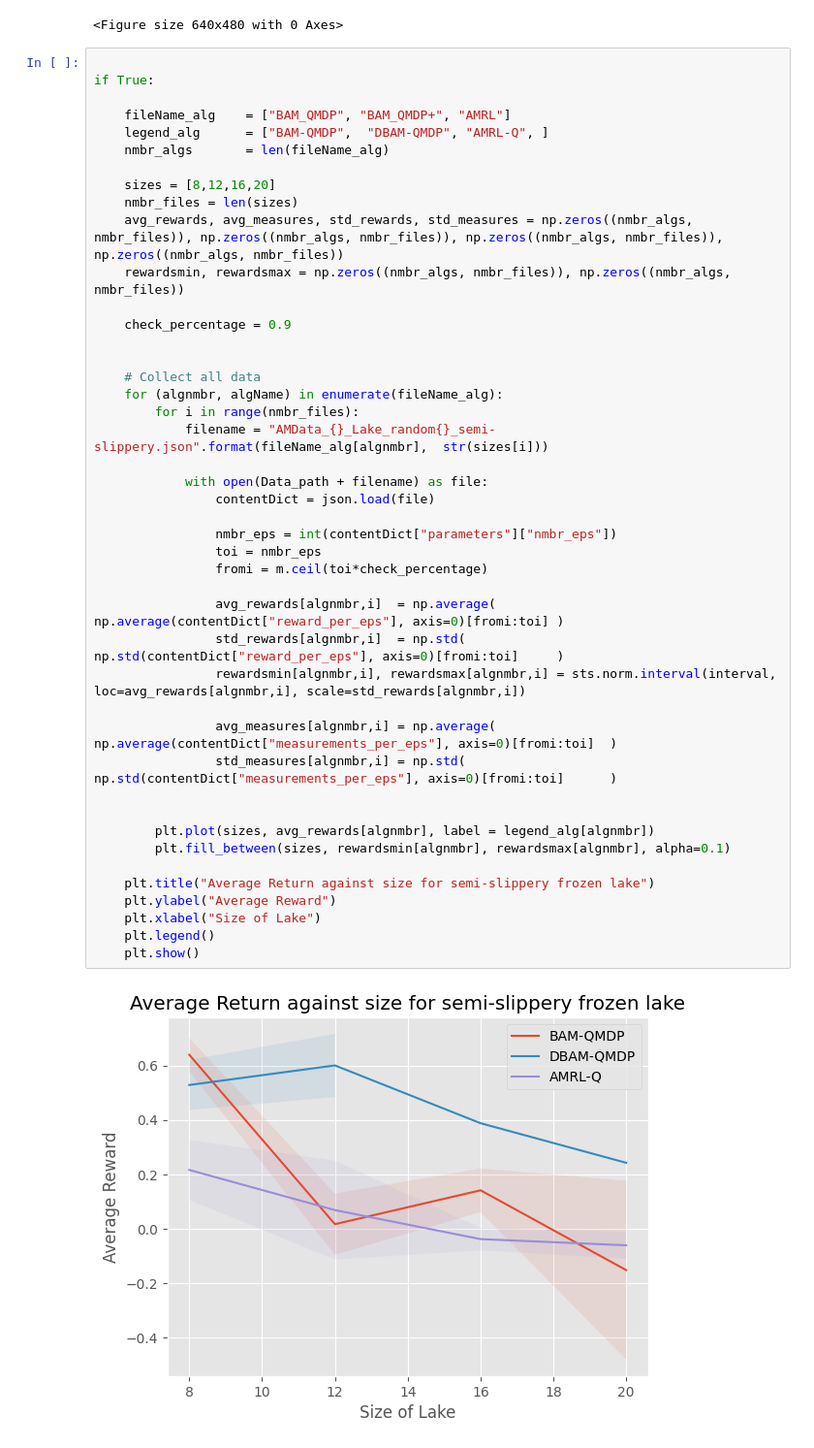
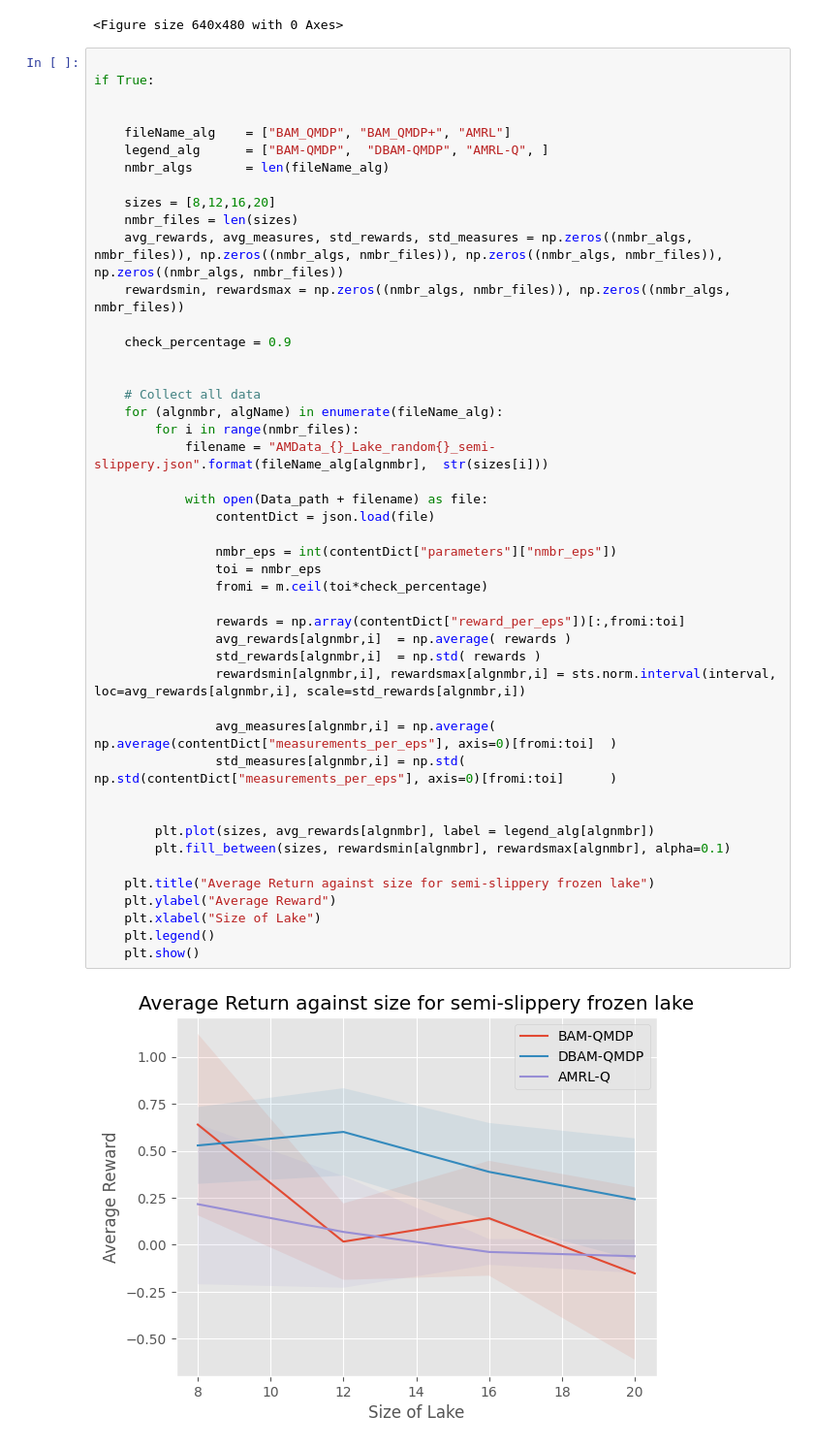
Before and after one commit to MKrale/ATM, a Jupyter notebook: Plot_Data.ipynb, the cells around one changed output. Shown at 97% size. Drawn from its saved outputs; the diff is of its cells as text.

Commit message:
Minor updates
	* Fixed/added seeding for random environments
	* Fixed std in compiled plots

```diff
--- a/Plot_Data.ipynb
+++ b/Plot_Data.ipynb
@@ -216,6 +216,7 @@ for i in range (nmbr_plots):
 # %%
 
 if True:
+
 
     fileName_alg    = ["BAM_QMDP", "BAM_QMDP+", "AMRL"]
     legend_alg      = ["BAM-QMDP",  "DBAM-QMDP", "AMRL-Q", ]
@@ -229,36 +230,37 @@ if True:
     check_percentage = 0.9
 
 
     # Collect all data
     for (algnmbr, algName) in enumerate(fileName_alg):
         for i in range(nmbr_files):
             filename = "AMData_{}_Lake_random{}_semi-slippery.json".format(fileName_alg[algnmbr],  str(sizes[i]))
 
             with open(Data_path + filename) as file:
                 contentDict = json.load(file)
 
                 nmbr_eps = int(contentDict["parameters"]["nmbr_eps"])
                 toi = nmbr_eps
                 fromi = m.ceil(toi*check_percentage)
 
-                avg_rewards[algnmbr,i]  = np.average(   np.average(contentDict["reward_per_eps"], axis=0)[fromi:toi] )
-                std_rewards[algnmbr,i]  = np.std(       np.std(contentDict["reward_per_eps"], axis=0)[fromi:toi]     )
+                rewards = np.array(contentDict["reward_per_eps"])[:,fromi:toi]
+                avg_rewards[algnmbr,i]  = np.average( rewards )
+                std_rewards[algnmbr,i]  = np.std( rewards )
                 rewardsmin[algnmbr,i], rewardsmax[algnmbr,i] = sts.norm.interval(interval, loc=avg_rewards[algnmbr,i], scale=std_rewards[algnmbr,i])
 
                 avg_measures[algnmbr,i] = np.average(   np.average(contentDict["measurements_per_eps"], axis=0)[fromi:toi]  )
                 std_measures[algnmbr,i] = np.std(       np.std(contentDict["measurements_per_eps"], axis=0)[fromi:toi]      )
 
 
         plt.plot(sizes, avg_rewards[algnmbr], label = legend_alg[algnmbr])
         plt.fill_between(sizes, rewardsmin[algnmbr], rewardsmax[algnmbr], alpha=0.1)
 
     plt.title("Average Return against size for semi-slippery frozen lake")
     plt.ylabel("Average Reward")
     plt.xlabel("Size of Lake")
     plt.legend()
     plt.show()
 # %% [output]
-[figure, old version]
+[figure, new version]
 # %%
 if True:
 
```
Also changed, not shown: parts of 1 cell of this notebook, 2 other files.
